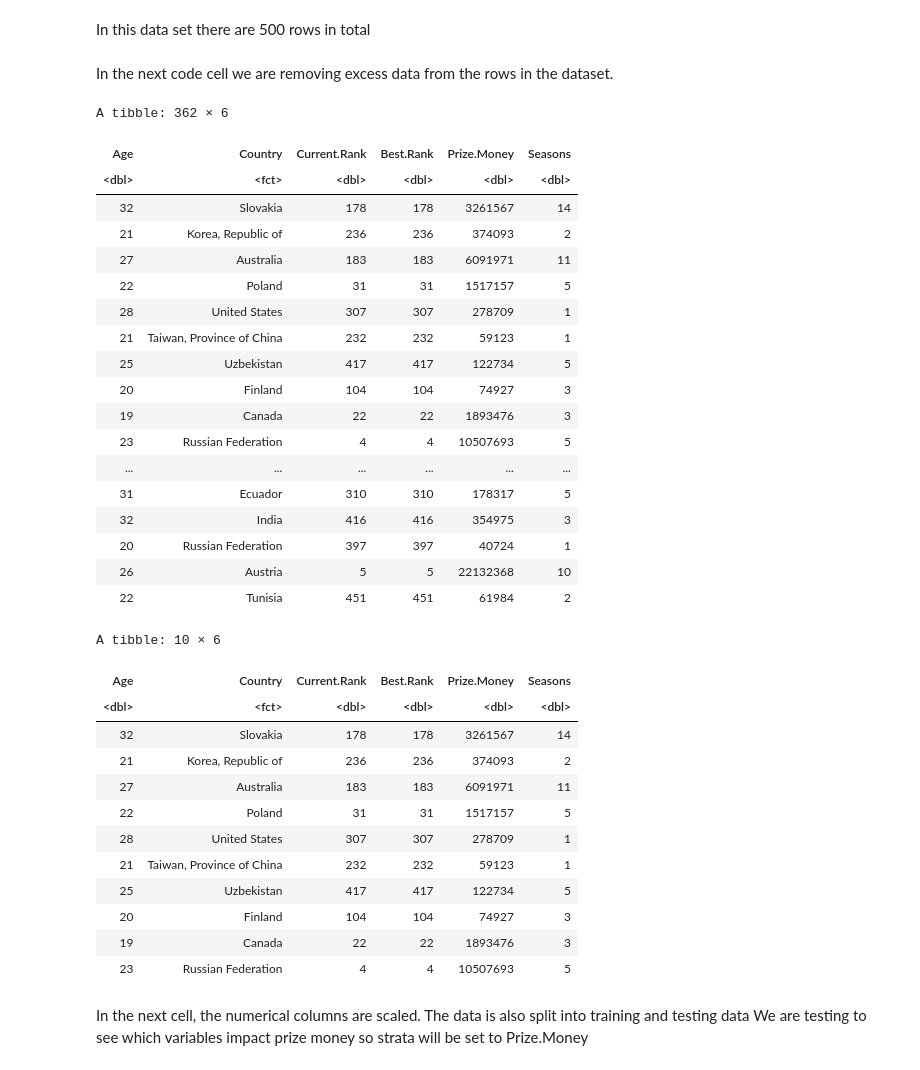
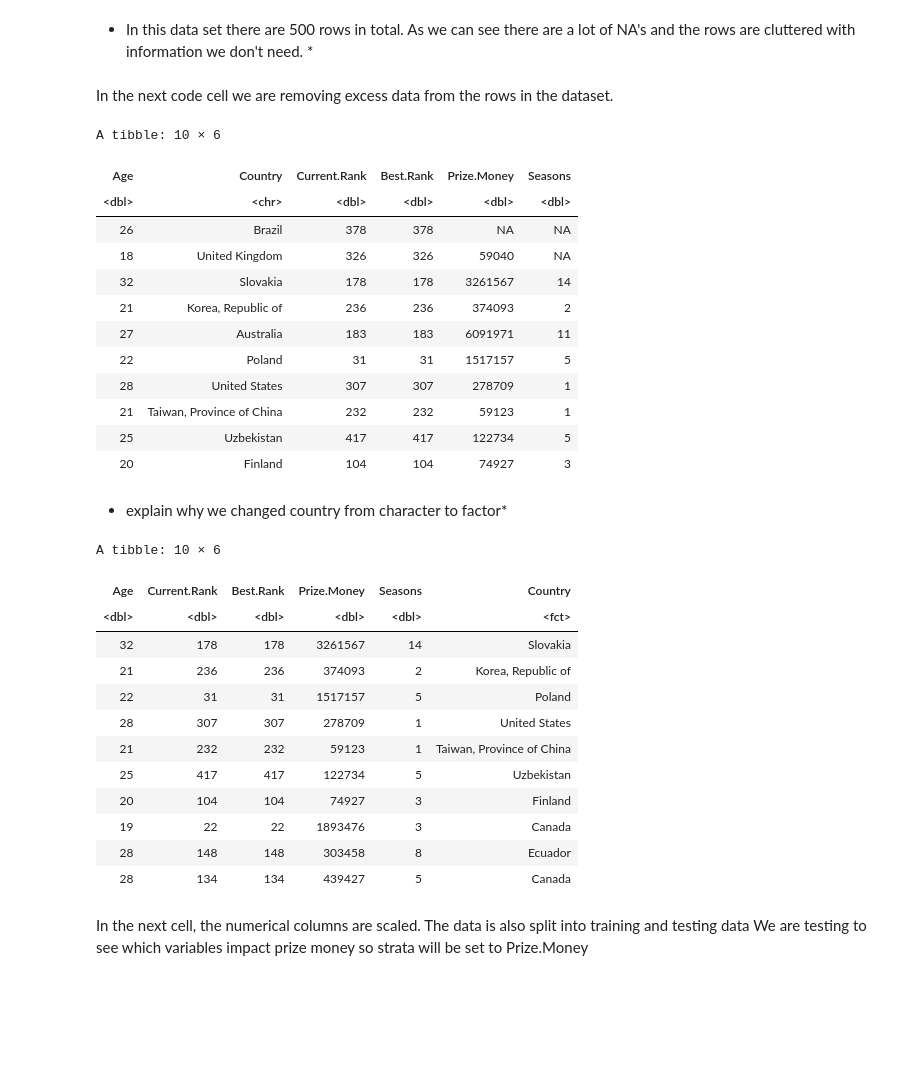
Before and after one commit to navg1250/dsci-project-report, a Jupyter notebook: redone_proposal.ipynb, the cells around one changed output. Saved outputs shown, nothing was run; the diff lists cells and outputs as text; code cells hidden in the pictures; blank space fills up the shorter version.

```diff
--- a/redone_proposal.ipynb
+++ b/redone_proposal.ipynb
@@ -61,8 +50,8 @@ A spec_tbl_df: 10 × 38
 | 7 | 21 (12-05-1998) | Taiwan, Province of China | Right-handed | Wikipedia | 232 (205) | 229 (04-11-2019) | Tung Lin Wu | Two-handed | $59,123 | ... |
 | 8 | 25 (29-07-1994) | Uzbekistan | Right-handed | Wikipedia | 417 (81) | 253 (17-07-2017) | Sanjar Fayziev | Two-handed | $122,734 | ... |
 | 9 | 20 (02-04-1999) | Finland | Right-handed | Wikipedia | 104 (534) | 104 (13-01-2020) | Emil Ruusuvuori | Two-handed | US$74,927 | ... |
-# %% [markdown]
-In this data set there are 500 rows in total
+# %% [markdown]
+* In this data set there are 500 rows in total. As we can see there are a lot of NA's and the rows are cluttered with information we don't need. *
 # %% [markdown]
 In the next code cell we are removing excess data from the rows in the dataset.
 # %%
@@ -85,10 +74,9 @@ tennis_clean_current_rank <-mutate(tennis_clean_money, Current.Rank = as.numeric
 tennis_fix_best_rank <- mutate(tennis_clean_current_rank, Best.Rank = as.numeric ((gsub("\\([^)]*\\)","", tennis_clean_current_rank$Current.Rank))))
 
 #Remove columns like Facebook and Twitter and Nicknames as they can't be used to extrapolate data
-#other columns being removed do not have a lot of data in them for players
+#other columns being removed do not have a lot of data in them for players too many NA rows in them
 #this means we can't use those columns to make predictions
 #X1 is being removed as it was there to show entry of data and how many rows there are in the data set in the original excel file
-#remove any rows that contain NA
 tennis_remove_rows <- tennis_fix_best_rank %>%
     select(-Favorite.Surface,
            -Turned.Pro,
@@ -99,47 +87,40 @@ tennis_remove_rows <- tennis_fix_best_rank %>%
            -GOAT.Rank,
            -Best.Season,
            -Masters,
            -Birthplace,
            -Residence,
            -Weight,
            -Coach,
            -Facebook,
            -Twitter,
            -Nicknames,
            -Grand.Slams,
            -Davis.Cups,
            -Web.Site,
            -Team.Cups,
            -Olympics,
            -Weeks.at.No..1,
            -Tour.Finals,
            -X1,
            -Current.Elo.Rank,
            -Backhand,
            -Plays,
            -Wikipedia,
            -Name,
            -Active,
            -Height,
            -Retired)
 
-
-
-tennis_clean <- mutate(tennis_remove_rows, Country = as.factor(Country)) %>%
-select(Age:Seasons) %>%
-na.omit()
-
-tennis_clean <- tennis_clean %>%
-    filter(Prize.Money < 50000000)
-
-tennis_clean
-tennis_clean_show <- tennis_clean %>%
+#show columns remaining in clean data set
+tennis_remove_row_show <- tennis_remove_rows %>%
     slice(1:10)
-tennis_clean_show
+tennis_remove_row_show
 # %% [output]
-A tibble: 362 × 6
+A tibble: 10 × 6
 | Age | Country | Current.Rank | Best.Rank | Prize.Money | Seasons |
-| <dbl> | <fct> | <dbl> | <dbl> | <dbl> | <dbl> |
+| <dbl> | <chr> | <dbl> | <dbl> | <dbl> | <dbl> |
+| 26 | Brazil | 378 | 378 | NA | NA |
+| 18 | United Kingdom | 326 | 326 | 59040 | NA |
 | 32 | Slovakia | 178 | 178 | 3261567 | 14 |
 | 21 | Korea, Republic of | 236 | 236 | 374093 | 2 |
 | 27 | Australia | 183 | 183 | 6091971 | 11 |
@@ -148,27 +129,36 @@ A tibble: 362 × 6
 | 21 | Taiwan, Province of China | 232 | 232 | 59123 | 1 |
 | 25 | Uzbekistan | 417 | 417 | 122734 | 5 |
 | 20 | Finland | 104 | 104 | 74927 | 3 |
-| 19 | Canada | 22 | 22 | 1893476 | 3 |
-| 23 | Russian Federation | 4 | 4 | 10507693 | 5 |
-| ... | ... | ... | ... | ... | ... |
-| 31 | Ecuador | 310 | 310 | 178317 | 5 |
-| 32 | India | 416 | 416 | 354975 | 3 |
-| 20 | Russian Federation | 397 | 397 | 40724 | 1 |
-| 26 | Austria | 5 | 5 | 22132368 | 10 |
-| 22 | Tunisia | 451 | 451 | 61984 | 2 |
-A tibble: 10 × 6
-| Age | Country | Current.Rank | Best.Rank | Prize.Money | Seasons |
-| <dbl> | <fct> | <dbl> | <dbl> | <dbl> | <dbl> |
-| 32 | Slovakia | 178 | 178 | 3261567 | 14 |
-| 21 | Korea, Republic of | 236 | 236 | 374093 | 2 |
-| 27 | Australia | 183 | 183 | 6091971 | 11 |
-| 22 | Poland | 31 | 31 | 1517157 | 5 |
-| 28 | United States | 307 | 307 | 278709 | 1 |
-| 21 | Taiwan, Province of China | 232 | 232 | 59123 | 1 |
-| 25 | Uzbekistan | 417 | 417 | 122734 | 5 |
-| 20 | Finland | 104 | 104 | 74927 | 3 |
-| 19 | Canada | 22 | 22 | 1893476 | 3 |
-| 23 | Russian Federation | 4 | 4 | 10507693 | 5 |
+# %% [markdown]
+* explain why we changed country from character to factor*
+# %%
+# change the column country from character to factor
+tennis_change_country <- mutate(tennis_remove_rows, Country = as.factor(Country)) %>%
+select(Age:Seasons) %>%
+na.omit()
+
+#filter for prize money less than $10,000,000 to remove outliers imapcting relationships
+tennis_clean <- tennis_change_country %>%
+    filter(Prize.Money < 5000000) %>%
+    select(Age, Current.Rank, Best.Rank, Prize.Money, Seasons, Country)
+
+tennis_clean_show <- tennis_clean %>%
+    slice(1:10)
+tennis_clean_show
+# %% [output]
+A tibble: 10 × 6
+| Age | Current.Rank | Best.Rank | Prize.Money | Seasons | Country |
+| <dbl> | <dbl> | <dbl> | <dbl> | <dbl> | <fct> |
+| 32 | 178 | 178 | 3261567 | 14 | Slovakia |
+| 21 | 236 | 236 | 374093 | 2 | Korea, Republic of |
+| 22 | 31 | 31 | 1517157 | 5 | Poland |
+| 28 | 307 | 307 | 278709 | 1 | United States |
+| 21 | 232 | 232 | 59123 | 1 | Taiwan, Province of China |
+| 25 | 417 | 417 | 122734 | 5 | Uzbekistan |
+| 20 | 104 | 104 | 74927 | 3 | Finland |
+| 19 | 22 | 22 | 1893476 | 3 | Canada |
+| 28 | 148 | 148 | 303458 | 8 | Ecuador |
+| 28 | 134 | 134 | 439427 | 5 | Canada |
 # %% [markdown]
 In the next cell, the numerical columns are scaled.
 The data is also split into training and testing data
```
Also changed, not shown: parts of 25 cells of this notebook.
